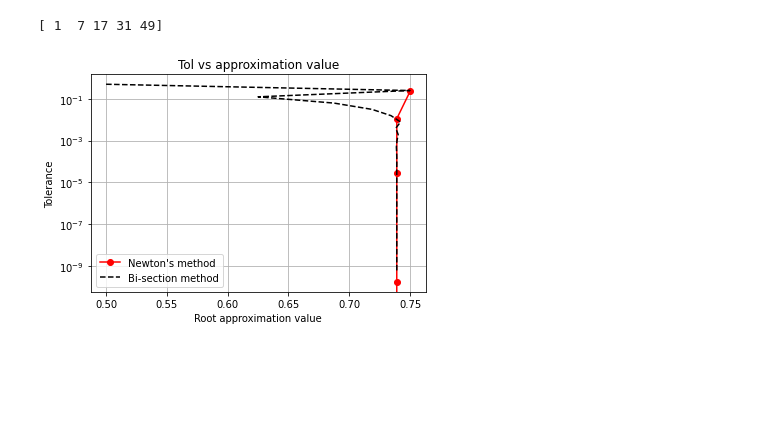
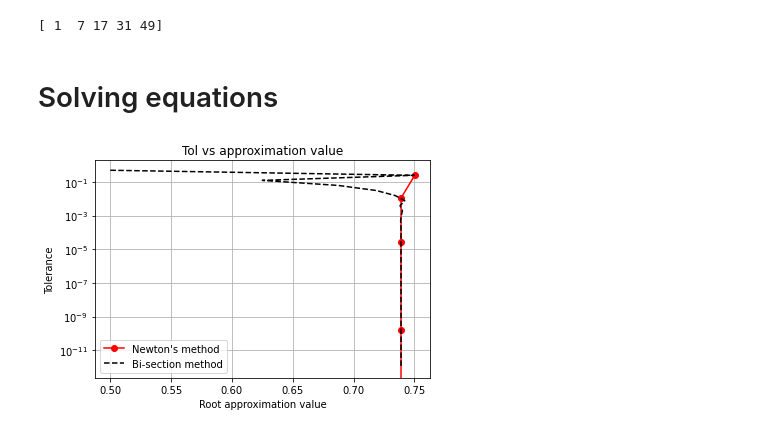
Before and after one commit to RiteshKhan/Random, a Jupyter notebook: 11_02_2022.ipynb, the cells around one changed output. Cells and saved outputs as stored; diff of their text form; code cells hidden in the pictures; blank space fills up the shorter version.

```diff
--- a/11_02_2022.ipynb
+++ b/11_02_2022.ipynb
@@ -299,10 +299,12 @@ x = np.array([1,2,3,4,5])
 print(chebyshev_poly1(3,x))
 # %% [output]
 [ 1  7 17 31 49]
+# %% [markdown]
+# Solving equations
 # %%
 # Newton's method for solving f(x) = 0
 def my_newton(f,df,x0,tol):
-  max_iter = 30
+  max_iter = 50
   l1 = []
   l2 = []
   xold = x0
@@ -319,10 +321,10 @@ def my_newton(f,df,x0,tol):
 # %%
 # Bisection method for solving f(x) = 0
 def my_bisection(f,a,b,tol):
-  max_iter = 30
+  max_iter = 50
   l1 = []
   l2 = []
-  if(f(a)*f(b)>0): return 0
+  if(f(a)*f(b)>0): return -1
   xl = a
   xu = b
   for i in range(max_iter+1):
@@ -339,19 +341,19 @@ def my_bisection(f,a,b,tol):
 # %%
 f = lambda x: x-np.cos(x)
 df = lambda x: 1+np.sin(x)
 x0 = 1
-tol = 1e-11
+tol = 1e-12
 [l1,l2,sol,iter] = my_newton(f,df,x0,tol)
 plt.plot(l1,l2,'-o', color = 'r', label = "Newton's method")
 plt.yscale('log')
 [l1,l2,sol,iter] = my_bisection(f,0,1,tol)
 plt.plot(l1,l2,'--', color = 'k', label = "Bi-section method")
 plt.yscale('log')
 plt.grid()
 plt.title("Tol vs approximation value")
 plt.xlabel("Root approximation value")
 plt.ylabel("Tolerance")
 plt.legend()
 plt.show()
 # %% [output]
-[figure, old version]
+[figure, new version]
```
Also changed, not shown: parts of 1 cell of this notebook.
